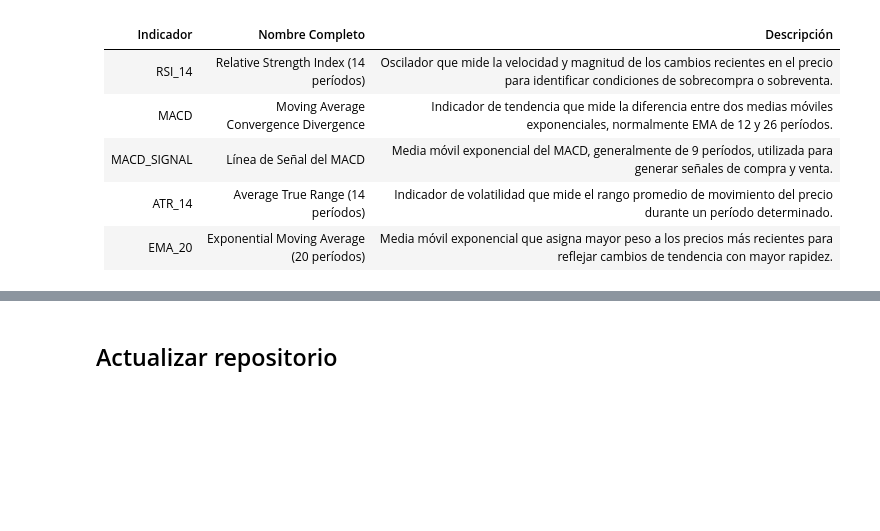
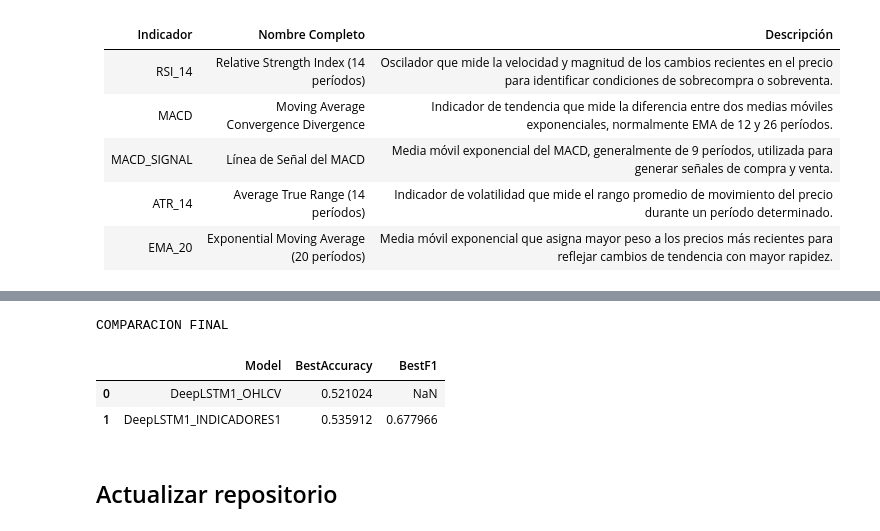
Before and after one commit to 42engineering/P3MetodologiasAgilesML, a Jupyter notebook: tdsp_template/P3_tsla/scripts/data_acquisition/PT1.1ColabV2.ipynb, the cells around one changed output, grey strips where cells are left out. Drawn from its saved outputs; the diff is of its cells as text; code cells hidden in the pictures; blank space fills up the shorter version.

```diff
--- a/tdsp_template/P3_tsla/scripts/data_acquisition/PT1.1ColabV2.ipynb
+++ b/tdsp_template/P3_tsla/scripts/data_acquisition/PT1.1ColabV2.ipynb
@@ -1343,3 +1941,25 @@ display(comparisonDF)
+# %%
+comparisonDF=pd.DataFrame([
+    {
+        "Model":"DeepLSTM1_OHLCV",
+        "BestAccuracy":resultsDF["Accuracy"].max(),
+        "BestF1":resultsDF["F1"].max() if "F1" in resultsDF.columns else None
+    },
+    {
+        "Model":"DeepLSTM1_INDICADORES1",
+        "BestAccuracy":resultsDeepLSTM1Indicadores1["Accuracy"].max(),
+        "BestF1":resultsDeepLSTM1Indicadores1["F1"].max() if "F1" in resultsDeepLSTM1Indicadores1.columns else None
+    }
+])
+
+print("\nCOMPARACION FINAL")
+
+display(comparisonDF)
+# %% [output]
+COMPARACION FINAL
+|  | Model | BestAccuracy | BestF1 |
+| 0 | DeepLSTM1_OHLCV | 0.521024 | NaN |
+| 1 | DeepLSTM1_INDICADORES1 | 0.535912 | 0.677966 |
 # %% [markdown]
 ## Actualizar repositorio
 # %%
```
Also changed, not shown: parts of 52 cells of this notebook.
